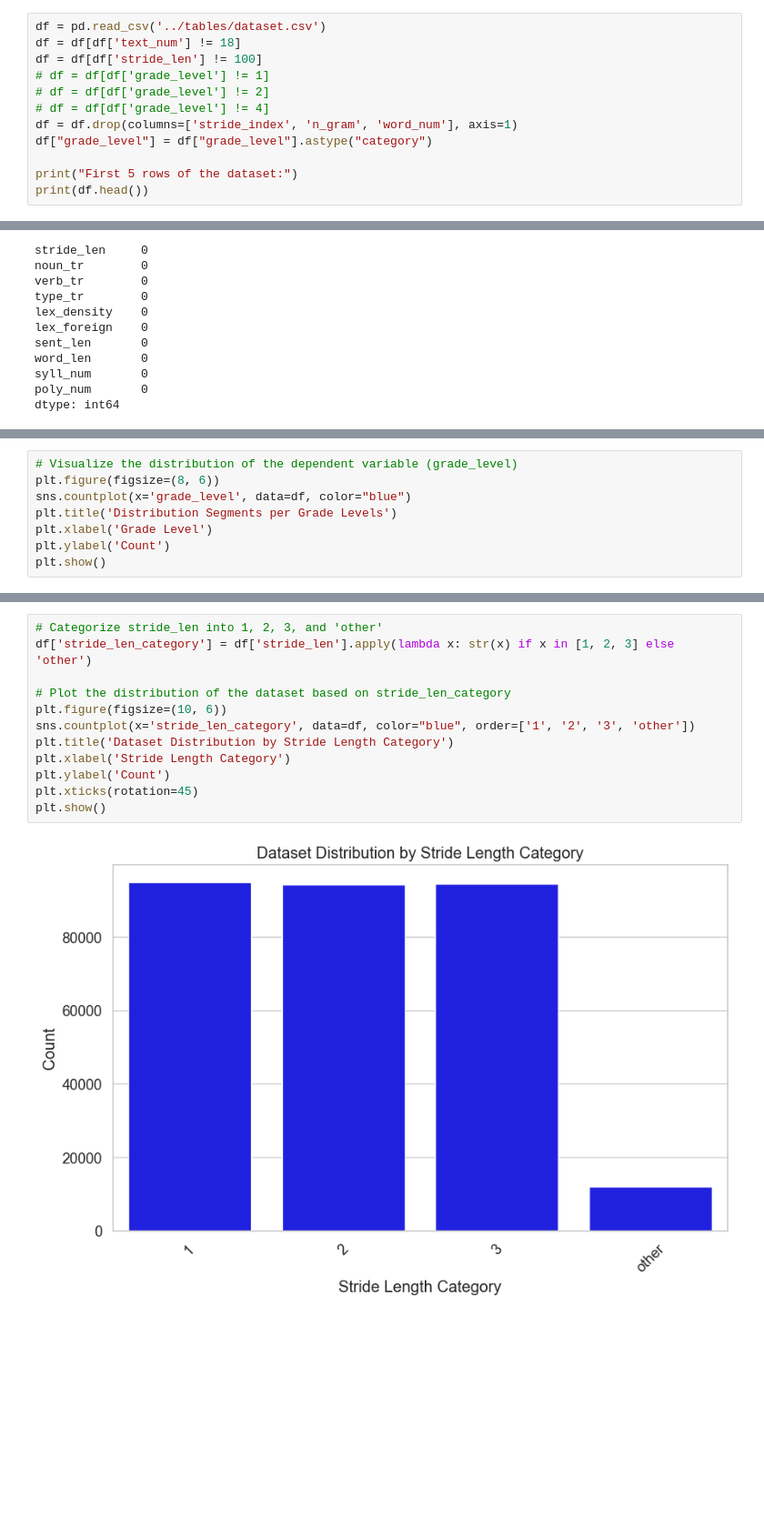
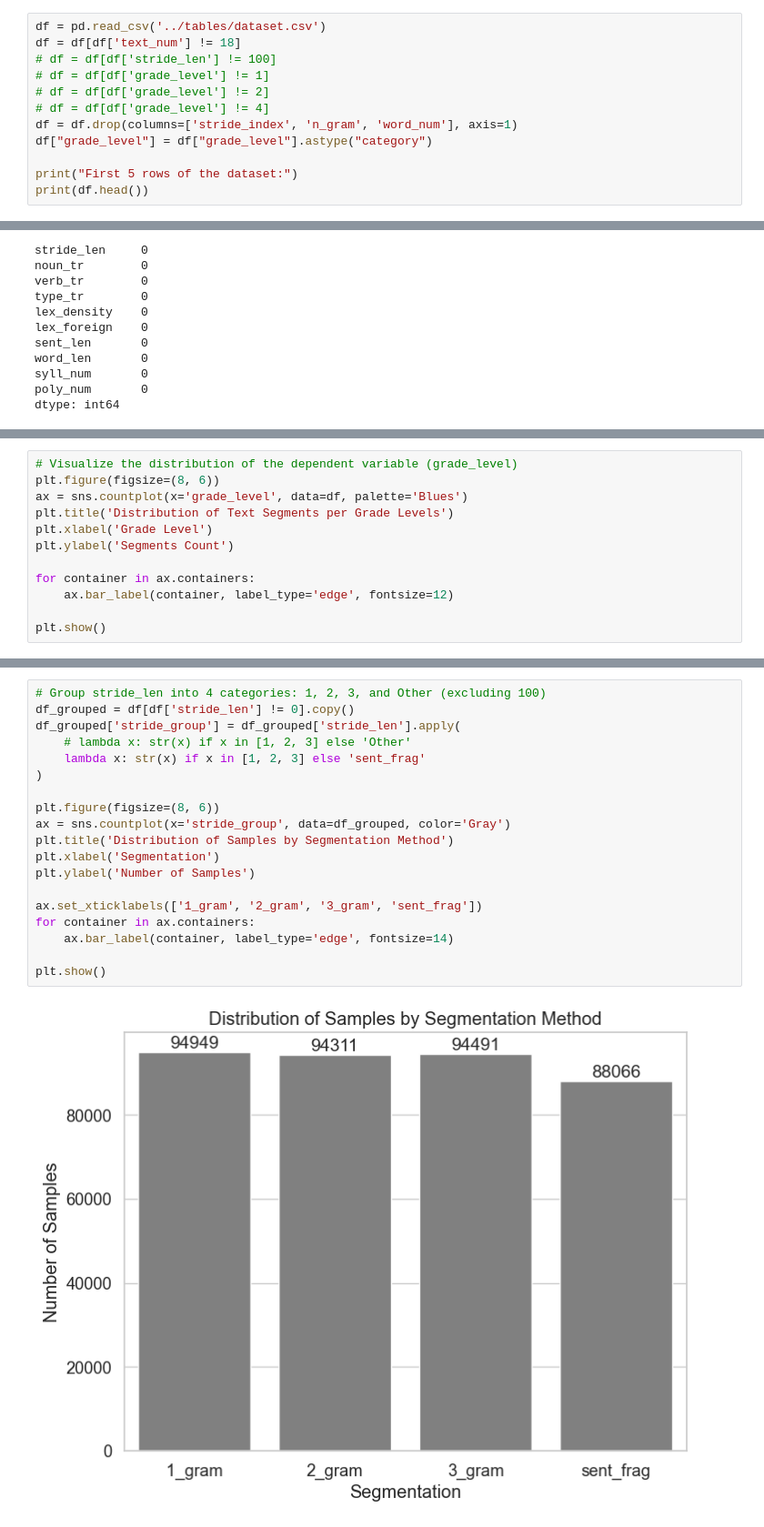
Before and after one commit to Lothany/readability_thesis, a Jupyter notebook: models/analysis.ipynb, the cells around one changed output, grey strips where cells are left out. Shown at 91% size. Saved outputs shown, nothing was run; the diff lists cells and outputs as text; blank space fills up the shorter version.

Commit message:
updated graphs for data analysis

```diff
--- a/models/analysis.ipynb
+++ b/models/analysis.ipynb
@@ -82,7 +95,7 @@ Total Testing: 54
 # %%
 df = pd.read_csv('../tables/dataset.csv')
 df = df[df['text_num'] != 18]
-df = df[df['stride_len'] != 100]
+# df = df[df['stride_len'] != 100]
 # df = df[df['grade_level'] != 1]
 # df = df[df['grade_level'] != 2]
 # df = df[df['grade_level'] != 4]
@@ -171,9 +205,13 @@ max        23.000000       8.000000      62.000000
 # %%
 # Visualize the distribution of the dependent variable (grade_level)
 plt.figure(figsize=(8, 6))
-sns.countplot(x='grade_level', data=df, color="blue")
-plt.title('Distribution Segments per Grade Levels')
+ax = sns.countplot(x='grade_level', data=df, palette='Blues')
+plt.title('Distribution of Text Segments per Grade Levels')
 plt.xlabel('Grade Level')
-plt.ylabel('Count')
+plt.ylabel('Segments Count')
+
+for container in ax.containers:
+    ax.bar_label(container, label_type='edge', fontsize=12)
+
 plt.show()
 # %% [output]
@@ -181,14 +222,21 @@ plt.show()
 # %%
-# Categorize stride_len into 1, 2, 3, and 'other'
-df['stride_len_category'] = df['stride_len'].apply(lambda x: str(x) if x in [1, 2, 3] else 'other')
+# Group stride_len into 4 categories: 1, 2, 3, and Other (excluding 100)
+df_grouped = df[df['stride_len'] != 0].copy()
+df_grouped['stride_group'] = df_grouped['stride_len'].apply(
+    # lambda x: str(x) if x in [1, 2, 3] else 'Other'
+    lambda x: str(x) if x in [1, 2, 3] else 'sent_frag'
+)
 
-# Plot the distribution of the dataset based on stride_len_category
-plt.figure(figsize=(10, 6))
-sns.countplot(x='stride_len_category', data=df, color="blue", order=['1', '2', '3', 'other'])
-plt.title('Dataset Distribution by Stride Length Category')
-plt.xlabel('Stride Length Category')
-plt.ylabel('Count')
-plt.xticks(rotation=45)
+plt.figure(figsize=(8, 6))
+ax = sns.countplot(x='stride_group', data=df_grouped, color='Gray')
+plt.title('Distribution of Samples by Segmentation Method')
+plt.xlabel('Segmentation')
+plt.ylabel('Number of Samples')
+
+ax.set_xticklabels(['1_gram', '2_gram', '3_gram', 'sent_frag'])
+for container in ax.containers:
+    ax.bar_label(container, label_type='edge', fontsize=14)
+
 plt.show()
 # %% [output]
-[figure, old version]
+[figure, new version]
```
Also changed, not shown: parts of 12 cells of this notebook, 3 other files.
